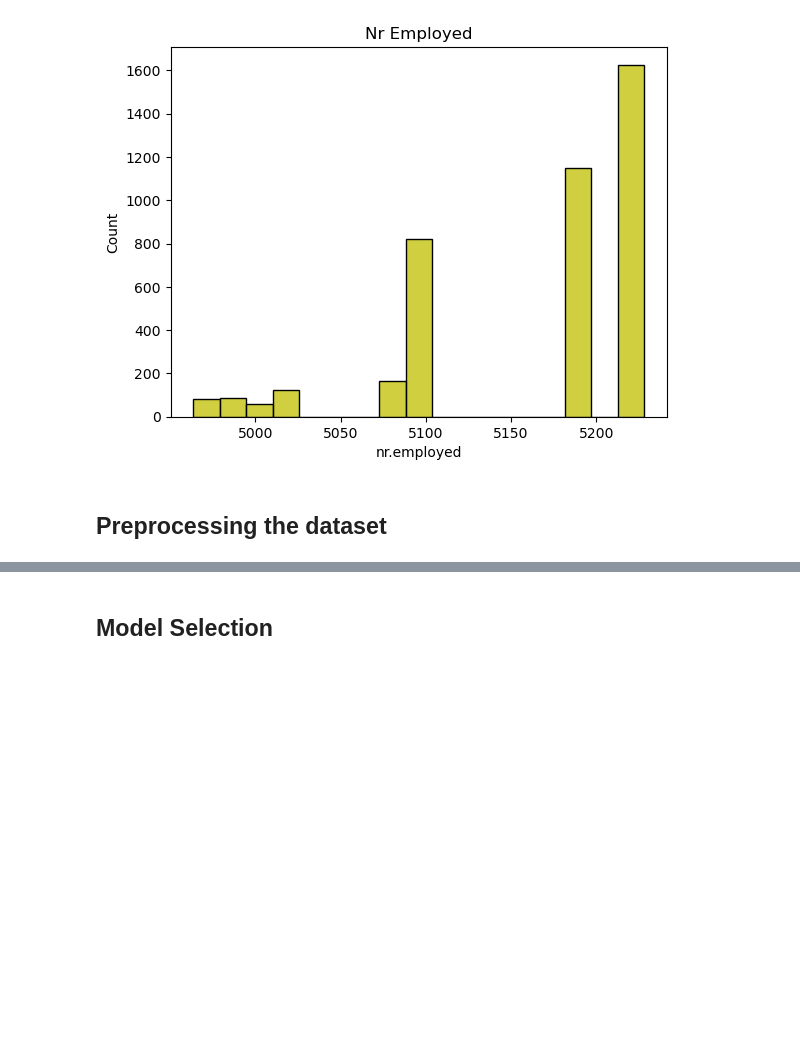
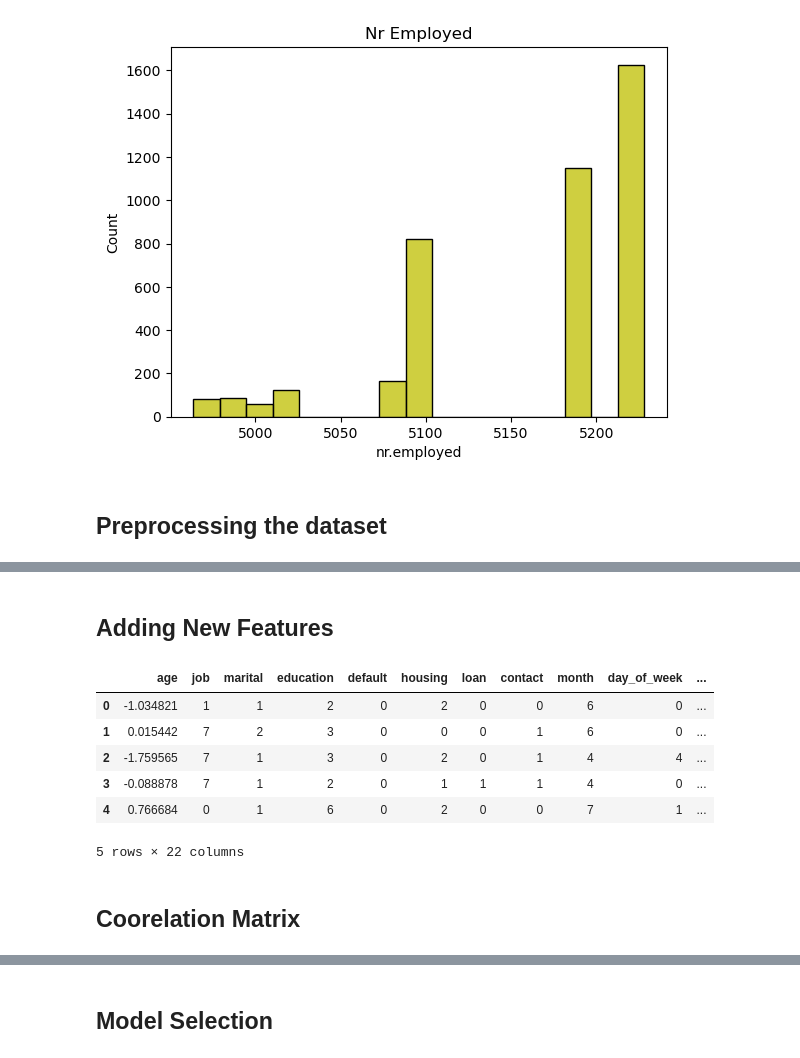
Before and after one commit to cnbrkaydemir/Banking-Classification, a Jupyter notebook: Banking_Classification.ipynb, the cells around one changed output, grey strips where cells are left out. Drawn from its saved outputs; the diff is of its cells as text; code cells hidden in the pictures; blank space fills up the shorter version.

```diff
--- a/Banking_Classification.ipynb
+++ b/Banking_Classification.ipynb
@@ -344,3 +324,18 @@ data.head()
+# %% [markdown]
+## Adding New Features
+# %%
+data['totalLoan'] = data['loan'] + data['housing']
+data.head()
+# %% [output]
+|  | age | job | marital | education | default | housing | loan | contact | month | day_of_week | ... |
+| 0 | -1.034821 | 1 | 1 | 2 | 0 | 2 | 0 | 0 | 6 | 0 | ... |
+| 1 | 0.015442 | 7 | 2 | 3 | 0 | 0 | 0 | 1 | 6 | 0 | ... |
+| 2 | -1.759565 | 7 | 1 | 3 | 0 | 2 | 0 | 1 | 4 | 4 | ... |
+| 3 | -0.088878 | 7 | 1 | 2 | 0 | 1 | 1 | 1 | 4 | 0 | ... |
+| 4 | 0.766684 | 0 | 1 | 6 | 0 | 2 | 0 | 0 | 7 | 1 | ... |
+5 rows × 22 columns
+# %% [markdown]
+## Coorelation Matrix
 # %%
 corr = data.corr()
 plt.figure(figsize=(14,7))
```
Also changed, not shown: parts of 60 cells of this notebook, 2 other files.
